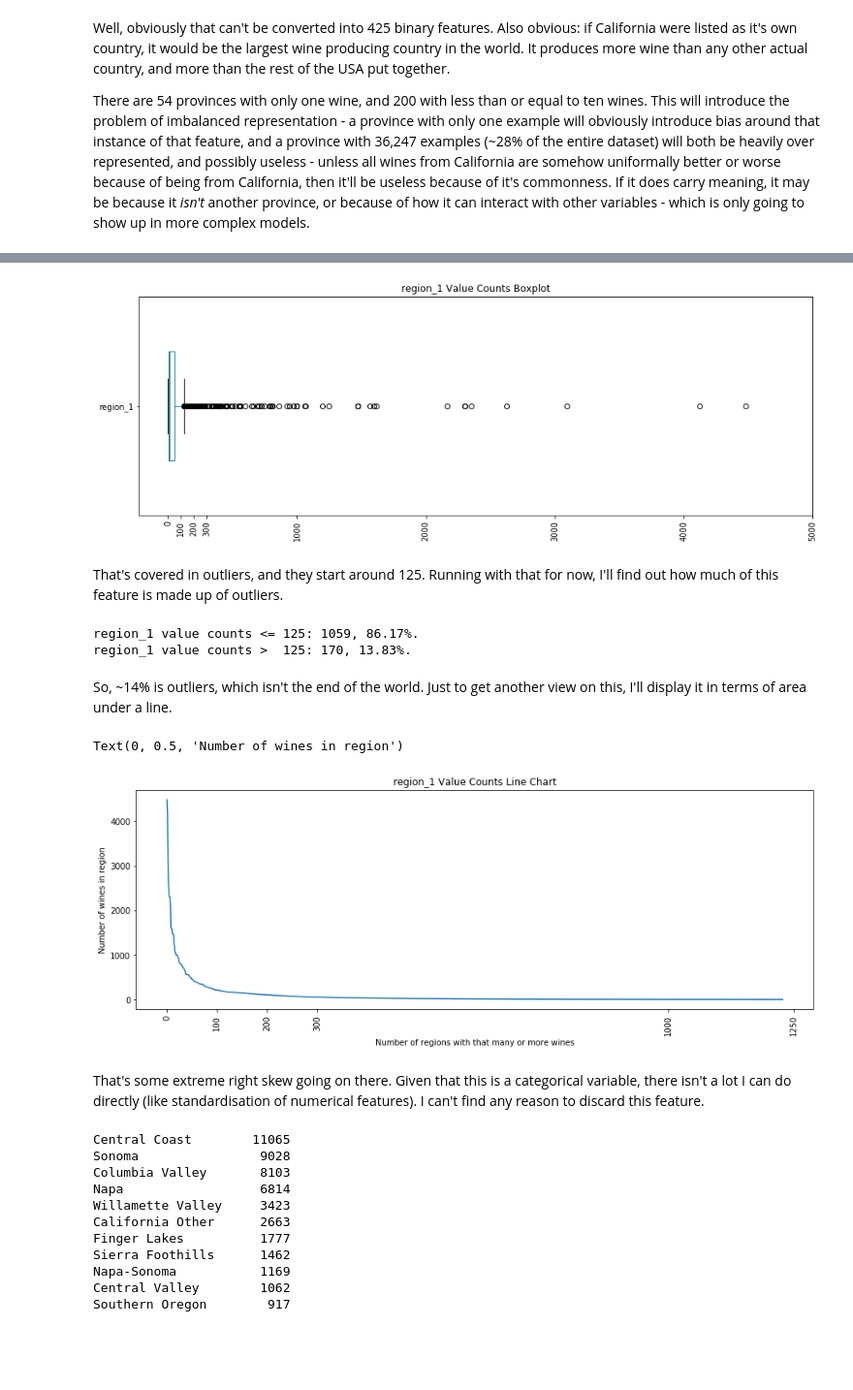
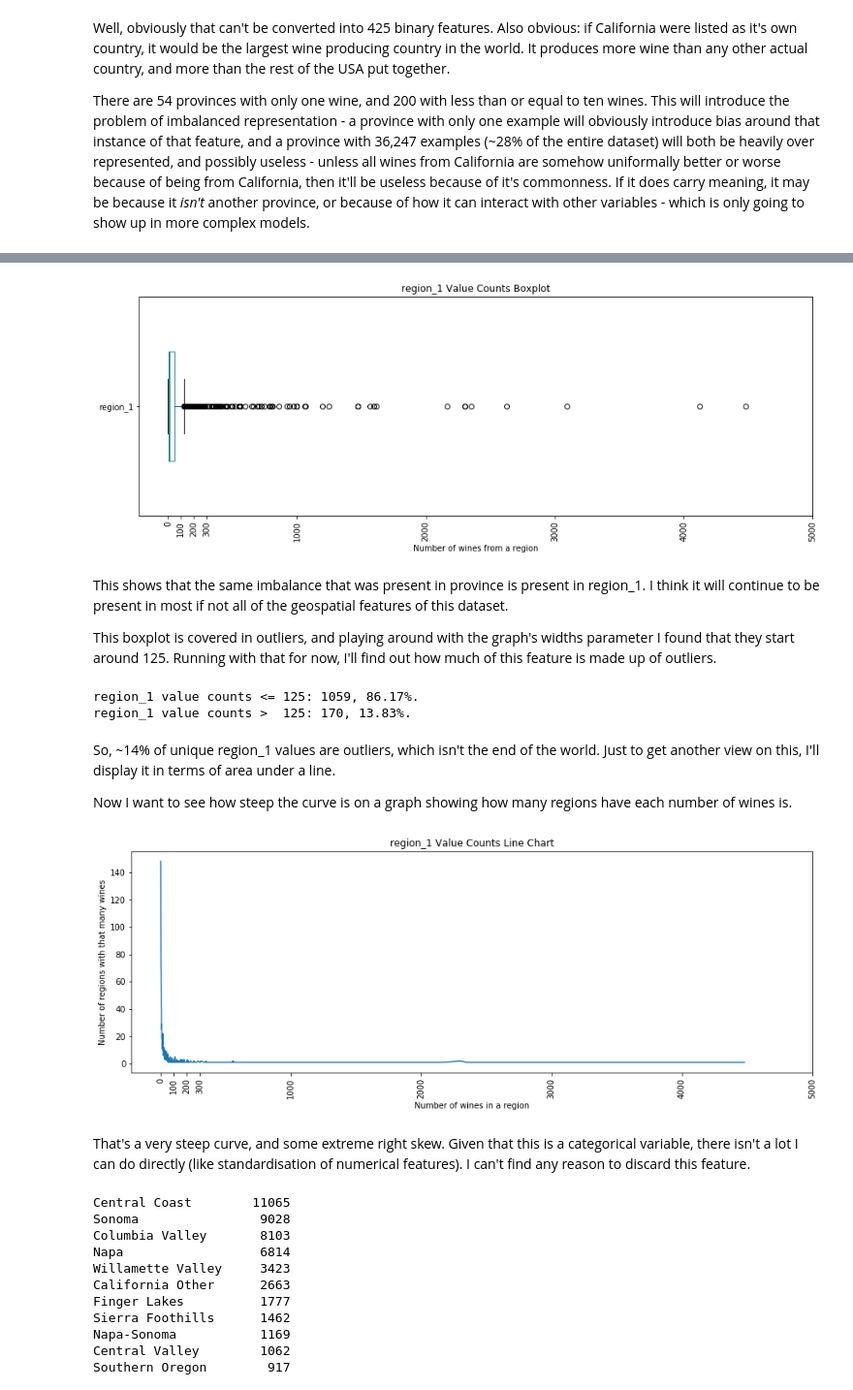
Before and after one commit to chorhatarahuduketuri/Wine-reviews, a Jupyter notebook: code/Wine Reviews EDA.ipynb, the cells around one changed output, grey strips where cells are left out. Shown: that part at 97% size. Cells and saved outputs as stored; diff of their text form; code cells hidden in the pictures; blank space fills up the shorter version.

```diff
--- a/code/Wine Reviews EDA.ipynb
+++ b/code/Wine Reviews EDA.ipynb
@@ -420,11 +452,15 @@ region_1_value_counts = feature_data.region_1.value_counts()
 # %%
-ax_2 = region_1_value_counts.plot.box(title='region_1 Value Counts Boxplot', figsize=(15,5), vert=False, widths=0.5)
-ax_2.set_xticks([0, 100, 200, 300, 1000, 2000, 3000, 4000, 5000]);
-ax_2.set_xticklabels([0, 100, 200, 300, 1000, 2000, 3000, 4000, 5000], rotation=90);
+ax_3 = region_1_value_counts.plot.box(title='region_1 Value Counts Boxplot', figsize=(15,5), vert=False, widths=0.5)
+
+ax_3.set_xticks([0, 100, 200, 300, 1000, 2000, 3000, 4000, 5000]);
+ax_3.set_xticklabels([0, 100, 200, 300, 1000, 2000, 3000, 4000, 5000], rotation=90);
+ax_3.set_xlabel('Number of wines from a region');
 # %% [output]
-[figure, old version]
+[figure, new version]
 # %% [markdown]
-That's covered in outliers, and they start around 125. Running with that for now, I'll find out how much of this feature is made up of outliers.
+This shows that the same imbalance that was present in province is present in region_1. I think it will continue to be present in most if not all of the geospatial features of this dataset.
+
+This boxplot is covered in outliers, and playing around with the graph's widths parameter I found that they start around 125. Running with that for now, I'll find out how much of this feature is made up of outliers.
 # %%
 less_than_125 = len(region_1_value_counts[region_1_value_counts<=125])
 greater_than_125 = len(region_1_value_counts[region_1_value_counts>125])
@@ -436,18 +472,20 @@ print('region_1 value counts >  125: {}, {}%.'.format(greater_than_125, '{:.2f}'
 region_1 value counts <= 125: 1059, 86.17%.
 region_1 value counts >  125: 170, 13.83%.
 # %% [markdown]
-So, ~14% is outliers, which isn't the end of the world. Just to get another view on this, I'll display it in terms of area under a line.
+So, ~14% of unique region_1 values are outliers, which isn't the end of the world. Just to get another view on this, I'll display it in terms of area under a line.
+
+Now I want to see how steep the curve is on a graph showing how many regions have each number of wines is.
 # %%
-ax_3 = region_1_value_counts.plot.line(title='region_1 Value Counts Line Chart', figsize=(15,5))
-ax_3.set_xticks([0, 100, 200, 300, 1000, 1250]);
-ax_3.set_xticklabels([0, 100, 200, 300, 1000, 1250], rotation=90);
-ax_3.set_xlabel('Number of regions with that many or more wines')
-ax_3.set_ylabel('Number of wines in region')
+ax_4 = region_1_value_counts.value_counts().sort_index().plot.line(title='region_1 Value Counts Line Chart', figsize=(15,5))
+
+ax_4.set_xticks([0, 100, 200, 300, 1000, 2000, 3000, 4000, 5000]);
+ax_4.set_xticklabels([0, 100, 200, 300, 1000, 2000, 3000, 4000, 5000], rotation=90);
+ax_4.set_xlabel('Number of wines in a region');
+ax_4.set_ylabel('Number of regions with that many wines');
 # %% [output]
-Text(0, 0.5, 'Number of wines in region')
-[figure, old version]
+[figure, new version]
 # %% [markdown]
-That's some extreme right skew going on there. Given that this is a categorical variable, there isn't a lot I can do directly (like standardisation of numerical features). I can't find any reason to discard this feature.
+That's a very steep curve, and some extreme right skew. Given that this is a categorical variable, there isn't a lot I can do directly (like standardisation of numerical features). I can't find any reason to discard this feature.
 # %%
 region_2_value_counts = feature_data.region_2.value_counts()
 # %%
```
Also changed, not shown: parts of 27 cells of this notebook.
